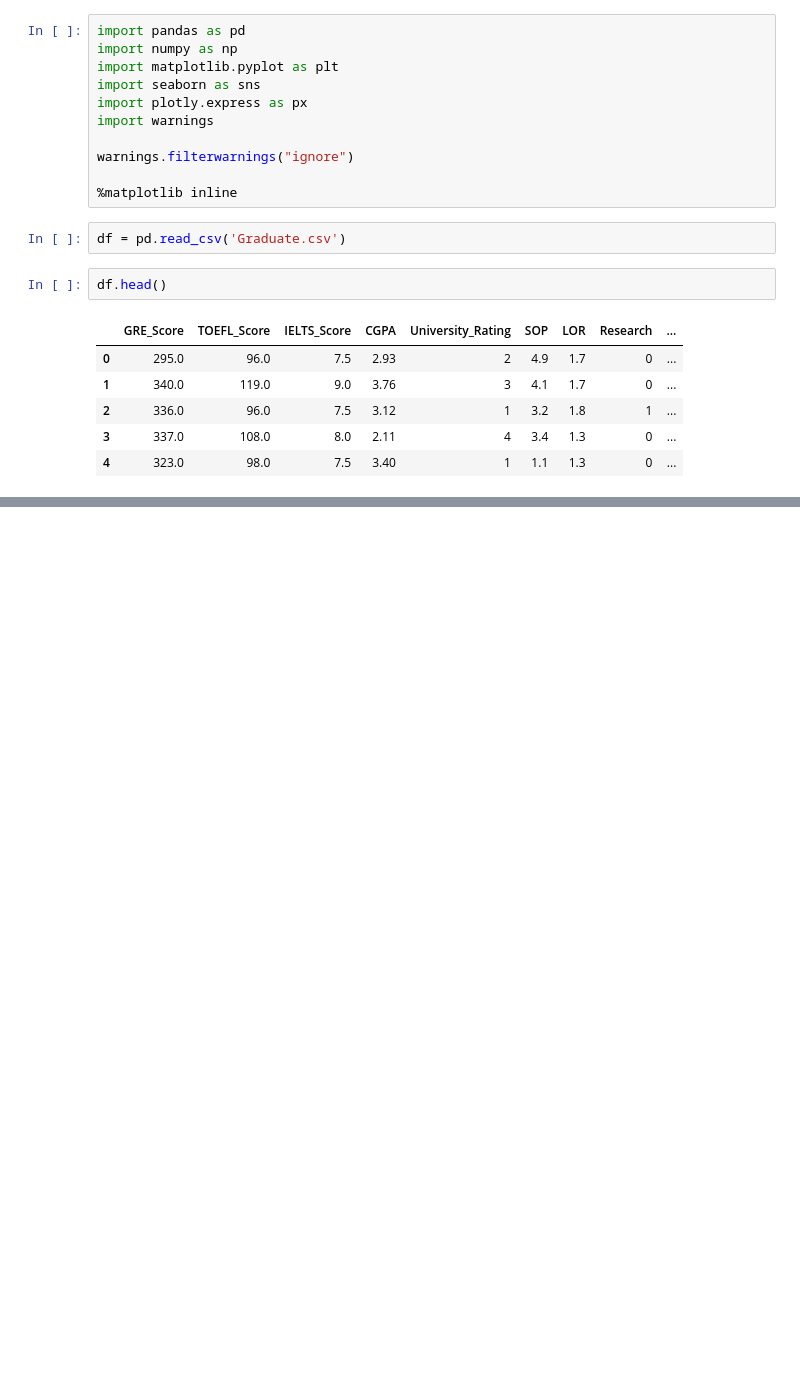
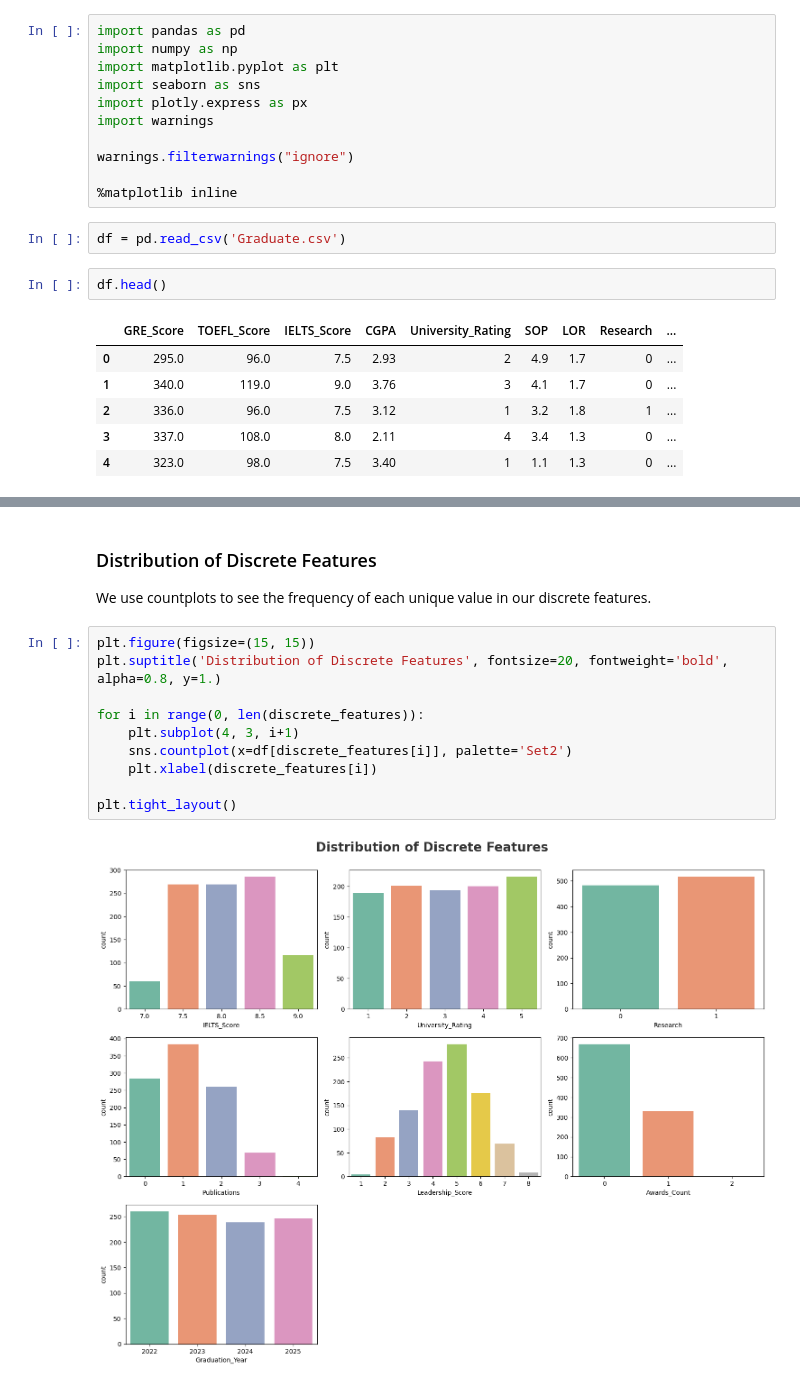
Before and after one commit to Shakib2002/Erasmus-Mundus-Scholarship-Possibilities-Prediction, a Jupyter notebook: notebook/1_EDA_Scholarship.ipynb, the cells around one changed output, grey strips where cells are left out. Drawn from its saved outputs; the diff is of its cells as text; blank space fills up the shorter version.

```diff
--- a/notebook/1_EDA_Scholarship.ipynb
+++ b/notebook/1_EDA_Scholarship.ipynb
@@ -66,0 +204,15 @@ df.describe()
+# %% [markdown]
+### Distribution of Discrete Features
+We use countplots to see the frequency of each unique value in our discrete features.
+# %%
+plt.figure(figsize=(15, 15))
+plt.suptitle('Distribution of Discrete Features', fontsize=20, fontweight='bold', alpha=0.8, y=1.)
+
+for i in range(0, len(discrete_features)):
+    plt.subplot(4, 3, i+1)
+    sns.countplot(x=df[discrete_features[i]], palette='Set2')
+    plt.xlabel(discrete_features[i])
+
+plt.tight_layout()
+# %% [output]
+[figure, added]
```
Also changed, not shown: parts of 16 cells of this notebook.
